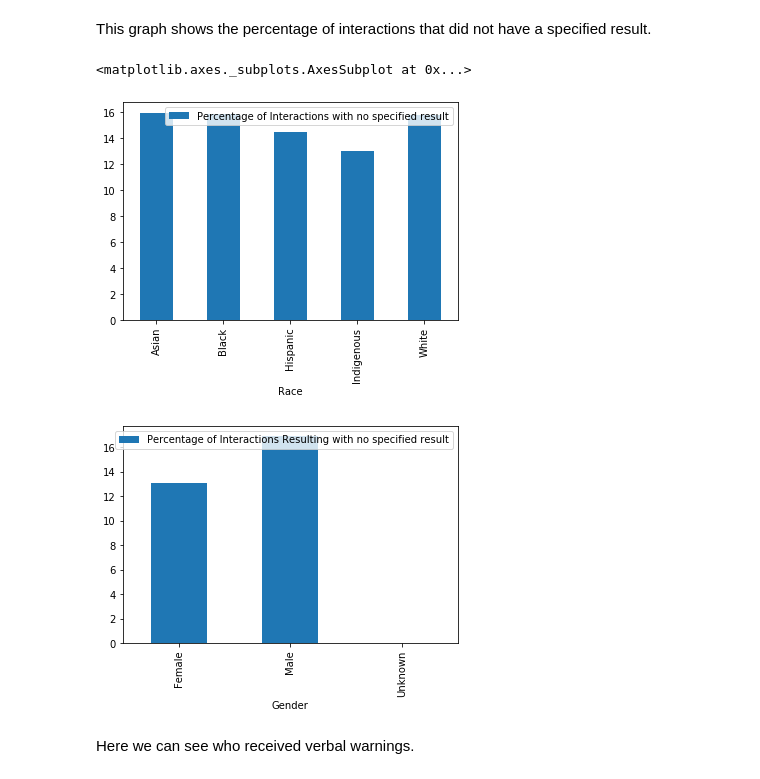
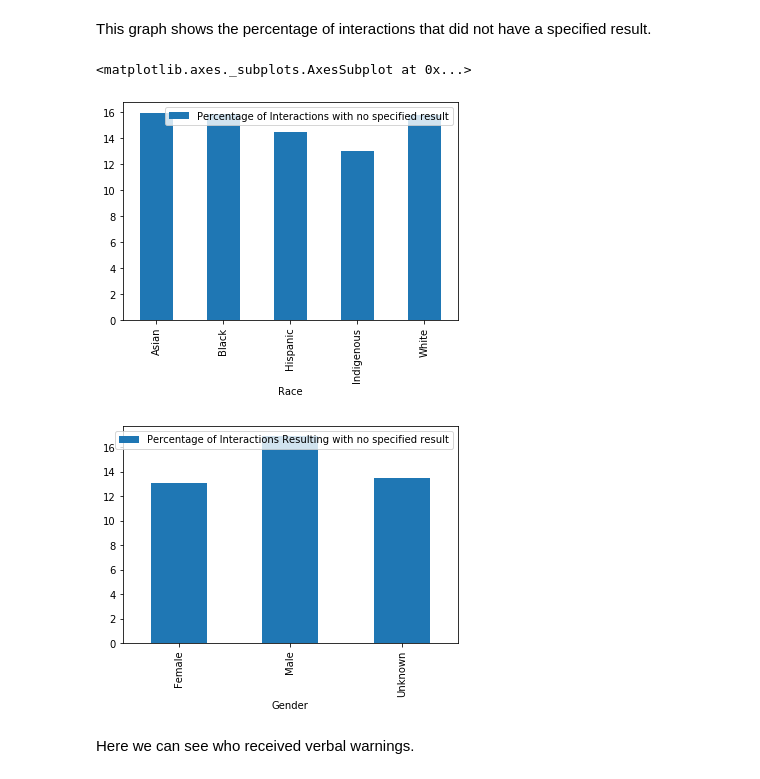
Before and after one commit to Icasas101/FinalDSTutorial, a Jupyter notebook: Final DS Tutorial.ipynb, the cells around one changed output. Drawn from its saved outputs; the diff is of its cells as text; code cells hidden in the pictures.

```diff
--- a/Final DS Tutorial.ipynb
+++ b/Final DS Tutorial.ipynb
@@ -421,35 +421,35 @@ for index, row in df.iterrows():
             nanWhite += 1
         if (row['SubjectGender'] == "FEMALE"):
             nanFemale += 1
         if (row['SubjectGender'] == "MALE"):
             nanMale += 1
-        if ((row['SubjectGender'] == "Unknown")):
+        if ((row['SubjectGender'] == "UNKNOWN")):
             nanUnknown += 1
 
 
 nanAmerPer = (nanAmer / amerCount) * 100
 nanAsianPer = (nanAsian / asianCount) * 100
 nanBlackPer = (nanBlack / blackCount) * 100
 nanHispanicPer = (nanHispanic / hispanicCount) * 100
 nanWhitePer = (nanWhite / whiteCount) * 100
 
 nanFemalePer = (nanFemale / femaleCount) * 100
 nanMalePer = (nanMale / maleCount) * 100
 nanUnknownPer = (nanUnknown / unknownCount) * 100
 
 nanPerDict = {"Race": ["Asian", "Black", "Hispanic", "Indigenous", "White"], "Percentage of Interactions with no specified result": [nanAsianPer, nanBlackPer, nanHispanicPer, nanAmerPer, nanWhitePer]}
 nanPerDictGender = {"Gender": ["Female", "Male", "Unknown"], "Percentage of Interactions Resulting with no specified result": [nanFemalePer, nanMalePer, nanUnknownPer]}
 
 nanRaceDf = pd.DataFrame(nanPerDict).set_index('Race')
 nanGenderDf = pd.DataFrame(nanPerDictGender).set_index('Gender')
 
 
 nanRaceDf.plot.bar()
 nanGenderDf.plot.bar()
 # %% [output]
 <matplotlib.axes._subplots.AxesSubplot at 0x...>
 [figure]
-[figure, old version]
+[figure, new version]
 # %% [markdown]
 Here we can see who received verbal warnings.
 # %%
```
Also changed, not shown: parts of 19 cells of this notebook.
